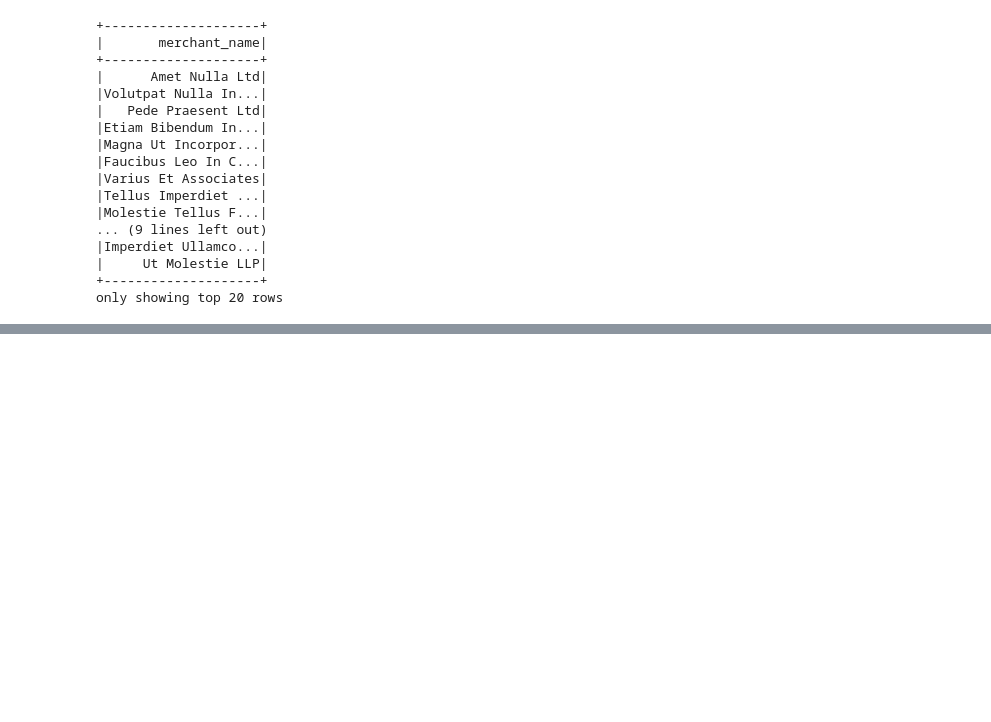
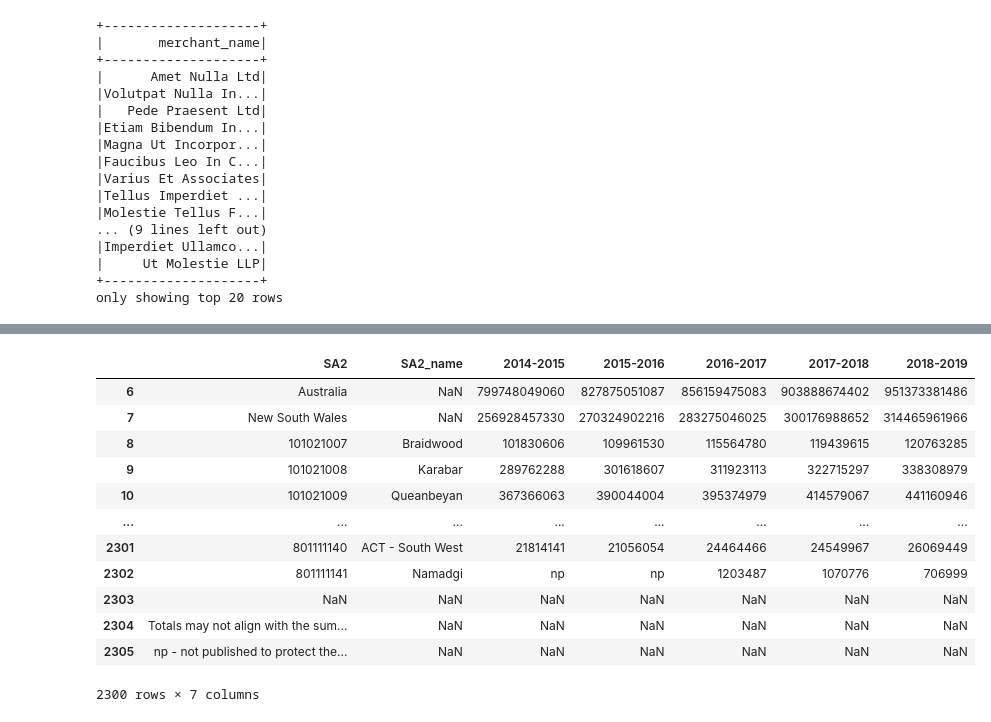
Before and after one commit to MAST30034-Applied-Data-Science/generic-buy-now-pay-later-project-group-10-bnpl, a Jupyter notebook: notebooks/External dataset EDA.ipynb, the cells around one changed output, grey strips where cells are left out. Saved outputs shown, nothing was run; the diff lists cells and outputs as text; code cells hidden in the pictures; blank space fills up the shorter version.

```diff
--- a/notebooks/External dataset EDA.ipynb
+++ b/notebooks/External dataset EDA.ipynb
@@ -163,0 +178,19 @@ only showing top 20 rows
+# %%
+cols_income = ['SA2', "SA2_name", "2014-2015", "2015-2016", "2016-2017", "2017-2018", "2018-2019"]
+income.columns = cols_income
+# %%
+income
+# %% [output]
+|  | SA2 | SA2_name | 2014-2015 | 2015-2016 | 2016-2017 | 2017-2018 | 2018-2019 |
+| 6 | Australia | NaN | 799748049060 | 827875051087 | 856159475083 | 903888674402 | 951373381486 |
+| 7 | New South Wales | NaN | 256928457330 | 270324902216 | 283275046025 | 300176988652 | 314465961966 |
+| 8 | 101021007 | Braidwood | 101830606 | 109961530 | 115564780 | 119439615 | 120763285 |
+| 9 | 101021008 | Karabar | 289762288 | 301618607 | 311923113 | 322715297 | 338308979 |
+| 10 | 101021009 | Queanbeyan | 367366063 | 390044004 | 395374979 | 414579067 | 441160946 |
+| ... | ... | ... | ... | ... | ... | ... | ... |
+| 2301 | 801111140 | ACT - South West | 21814141 | 21056054 | 24464466 | 24549967 | 26069449 |
+| 2302 | 801111141 | Namadgi | np | np | 1203487 | 1070776 | 706999 |
+| 2303 | NaN | NaN | NaN | NaN | NaN | NaN | NaN |
+| 2304 | Totals may not align with the sum... | NaN | NaN | NaN | NaN | NaN | NaN |
+| 2305 | np - not published to protect the... | NaN | NaN | NaN | NaN | NaN | NaN |
+2300 rows × 7 columns
```
Also changed, not shown: parts of 9 cells of this notebook, 3 other files.
